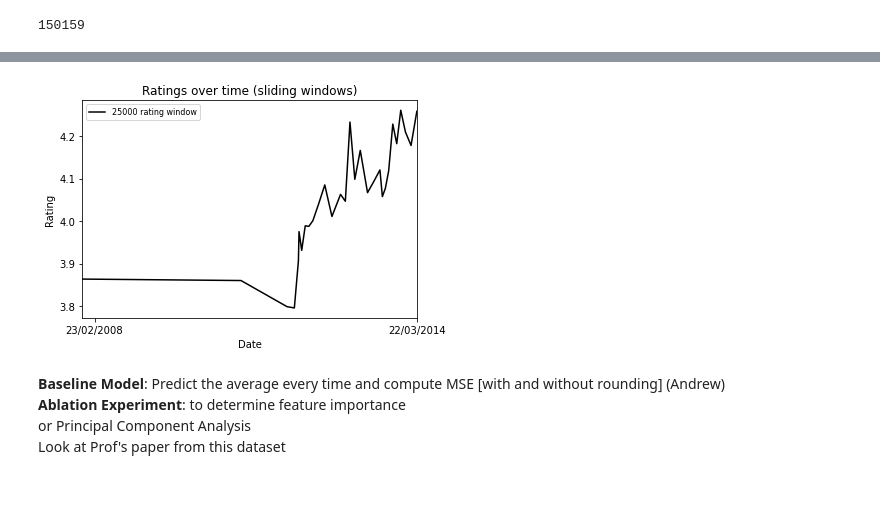
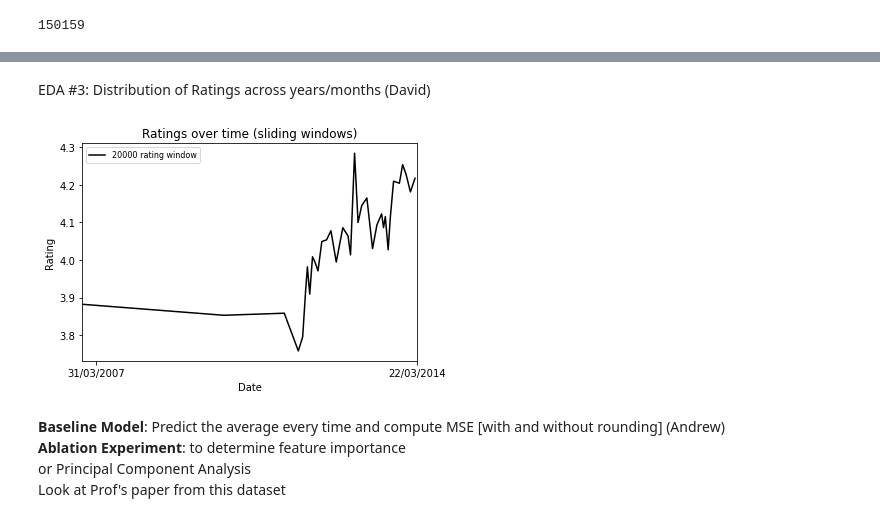
Before and after one commit to ddav118/CSE-158-CA-Google-Local-Predictions, a Jupyter notebook: David/Assignment2-David.ipynb, the cells around one changed output, grey strips where cells are left out. Cells and saved outputs as stored; diff of their text form; code cells hidden in the pictures; blank space fills up the shorter version.

Commit message:
Update Assignment2-David.ipynb
finished my EDA sections relating to temporal data

```diff
--- a/David/Assignment2-David.ipynb
+++ b/David/Assignment2-David.ipynb
@@ -131,0 +131,37 @@ ratingsTime_5[-1]
+# %%
+ratingsTimesOfDay = []
+for t,r in ratingsTime_5:
+    ratingsTimesOfDay.append((t.hour,t.minute,r))
+ratingsTimesOfDay.sort()
+# %%
+tenMinInts = defaultdict(list)
+fifteenMinInts = defaultdict(list)
+hourlyInts = defaultdict(list)
+hour = 0
+for h,m,r in ratingsTimesOfDay:
+    if h == hour:
+        for minute in [10,20,30,40,50,60]:
+            if m in [i for i in range(0+minute-10,minute)]:
+                tenMinInts[h,minute-10].append(r)
+        for minute in [15,30,45,60]:
+            if m in [i for i in range(0+minute-15,minute)]:
+                fifteenMinInts[h,minute-15].append(r)
+        hourlyInts[h].append(r)
+    hour = h
+tenMinIntKeys = [h*60+m for h,m in list(tenMinInts.keys())]
+fifteenMinIntKeys = [h*60+m for h,m in list(fifteenMinInts.keys())]
+hourlyIntKeys = [h for h in list(hourlyInts.keys())]
+#print(tenMinIntKeys)
+tenMinAvgs = []
+fifteenMinAvgs = []
+hourlyAvgs = []
+for key in tenMinInts:
+    tenMinAvgs.append(np.mean(tenMinInts[key]))
+for key in fifteenMinInts:
+    fifteenMinAvgs.append(np.mean(fifteenMinInts[key]))
+for key in hourlyInts:
+    hourlyAvgs.append(np.mean(hourlyInts[key]))
+print('10 min ints: ',min(tenMinAvgs),max(tenMinAvgs))
+print('15 min ints: ',min(fifteenMinAvgs),max(fifteenMinAvgs))
+print('hourly ints: ',min(hourlyAvgs),max(hourlyAvgs))
+#print(tenMinAvgs)
@@ -131,0 +205,2 @@ ratingsTime_5[-1]
+# %% [markdown]
+EDA #3: Distribution of Ratings across years/months (David)
@@ -132,5 +213,5 @@ ratingsTime_5[-1]
 # %%
-wSize = 5000
+wSize = 4000
 x = [r[0] for r in ratingsTime_5] # as raw times
 y = [r[1] for r in ratingsTime_5] # ratings
 xu = [time.mktime(d.timetuple()) for d in x] # as unix times
@@ -147,16 +228,16 @@ for i in range(wSize,len(x)-1):
 X = [a[0] for a in sliding]
 Y = [a[1] for a in sliding]
 # %%
-plt.plot(X[::5000],Y[::5000], label="25000 rating window", color='k')
+plt.plot(X[::4000],Y[::4000], label="20000 rating window", color='k')
 plt.xticks([X[100], X[-350]], [x[wSize+100].strftime("%d/%m/%Y"), x[-350].strftime("%d/%m/%Y")])
 plt.xlim(X[0], X[-1])
 plt.ylabel("Rating")
 plt.xlabel("Date")
 plt.legend(loc="best",fontsize=8)
 plt.title("Ratings over time (sliding windows)")
 plt.show()
 # %% [output]
-[figure, old version]
+[figure, new version]
 # %% [markdown]
 **Baseline Model**: Predict the average every time and compute MSE [with and without rounding] (Andrew)<br />
 **Ablation Experiment**: to determine feature importance<br />
```
Also changed, not shown: parts of 9 cells of this notebook.
